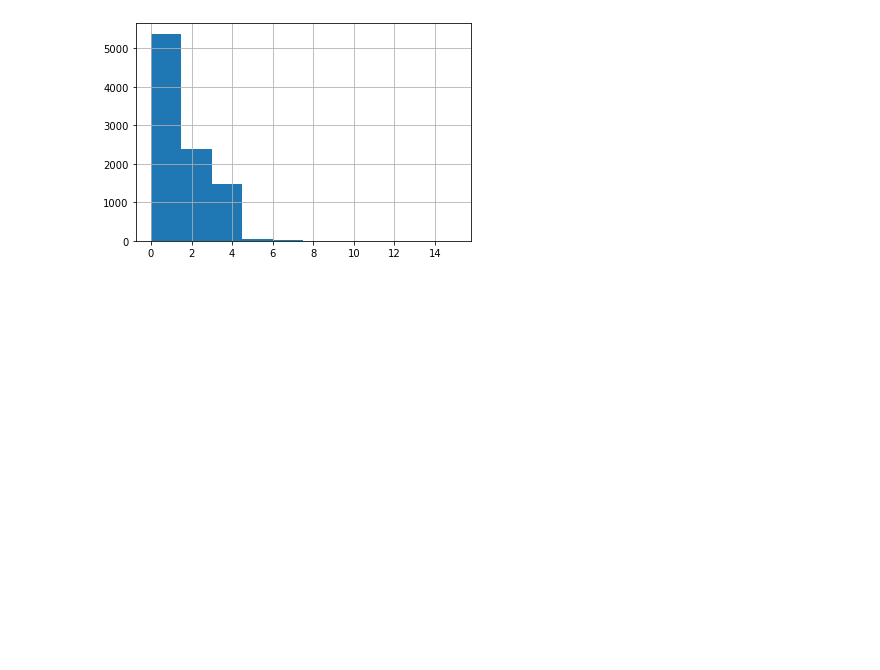
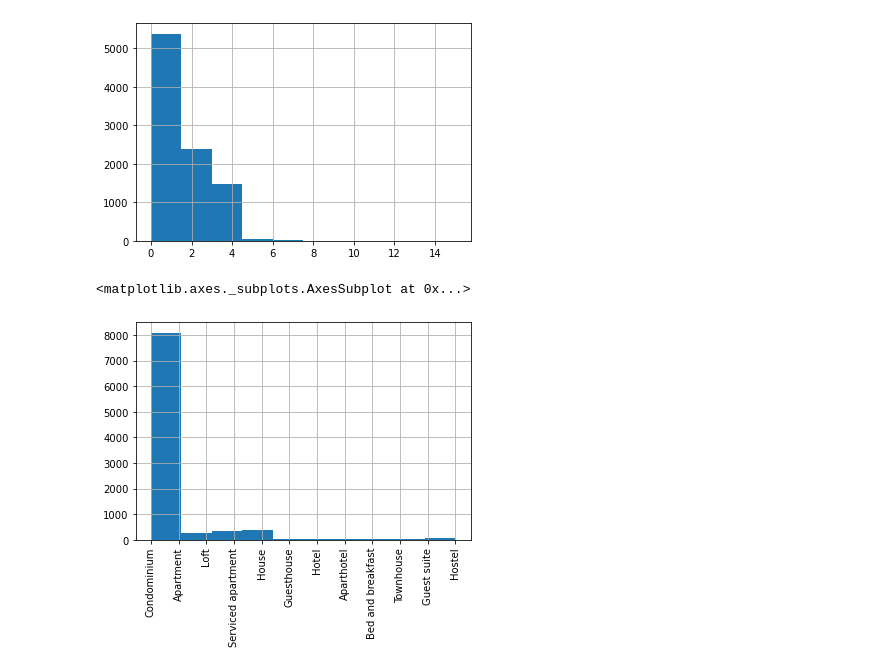
Before and after one commit to frlsouza/pmv_tcc_airbnb, a Jupyter notebook: tcc-puc-airbnb-exploracao.ipynb, the cells around one changed output. Saved outputs shown, nothing was run; the diff lists cells and outputs as text; code cells hidden in the pictures; blank space fills up the shorter version.

```diff
--- a/tcc-puc-airbnb-exploracao.ipynb
+++ b/tcc-puc-airbnb-exploracao.ipynb
@@ -173,3 +272,9 @@ df_airbnb['bedrooms'].hist()
 # %% [output]
 <matplotlib.axes._subplots.AxesSubplot at 0x...>
 [figure]
+# %%
+plt.xticks(rotation=90)
+df_airbnb['property_type'].hist()
+# %% [output]
+<matplotlib.axes._subplots.AxesSubplot at 0x...>
+[figure, added]
```
Also changed, not shown: parts of 15 cells of this notebook, 3 other files.
